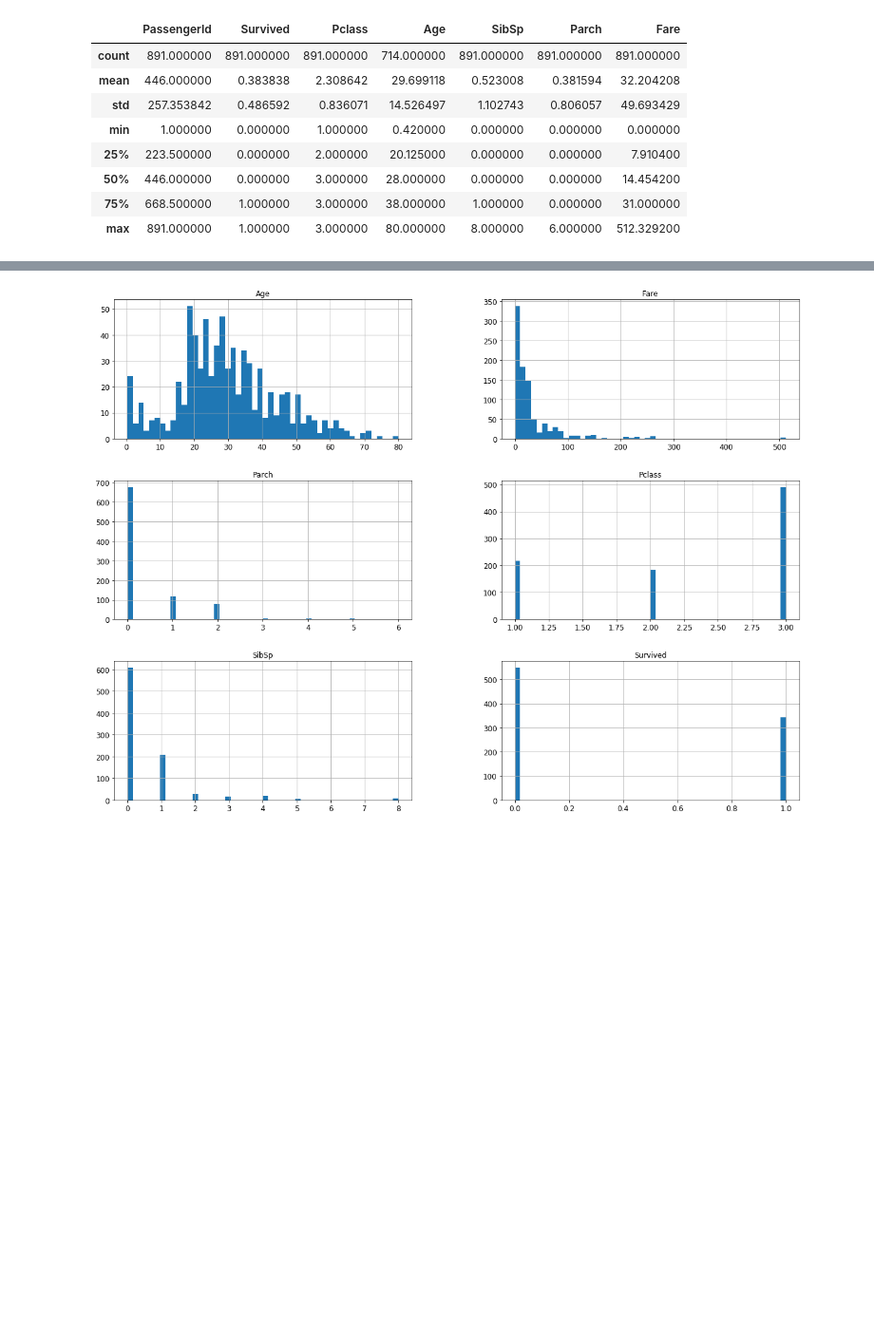
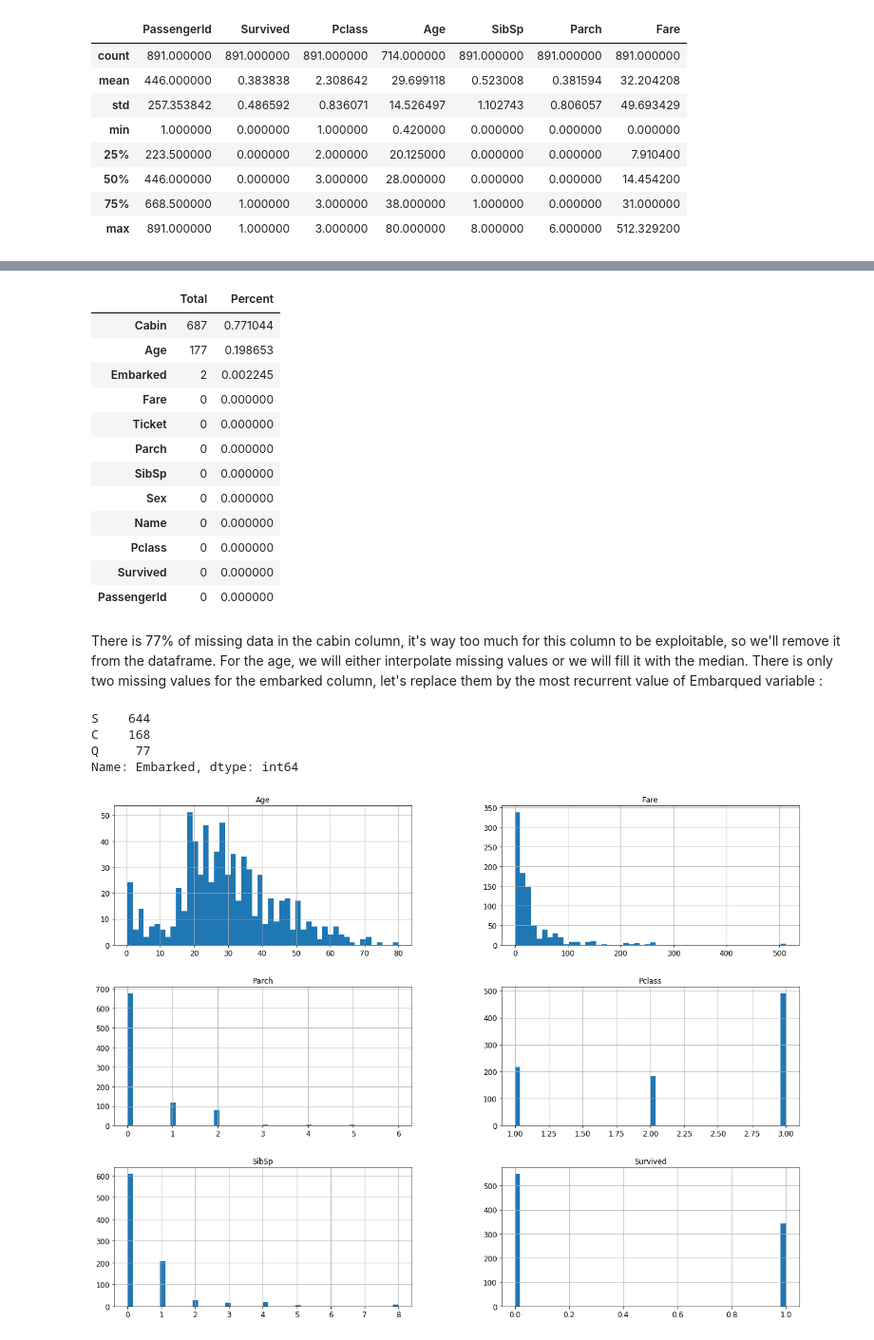
Before and after one commit to nicohlr/kaggle, a Jupyter notebook: titanic/titanic.ipynb, the cells around one changed output, grey strips where cells are left out. Shown at 95% size. Cells and saved outputs as stored; diff of their text form; code cells hidden in the pictures; blank space fills up the shorter version.

```diff
--- a/titanic/titanic.ipynb
+++ b/titanic/titanic.ipynb
@@ -129,3 +146,28 @@ train_df_raw.describe()
+# %%
+draw_missing_data_table(train_df_raw)
+# %% [output]
+|  | Total | Percent |
+| Cabin | 687 | 0.771044 |
+| Age | 177 | 0.198653 |
+| Embarked | 2 | 0.002245 |
+| Fare | 0 | 0.000000 |
+| Ticket | 0 | 0.000000 |
+| Parch | 0 | 0.000000 |
+| SibSp | 0 | 0.000000 |
+| Sex | 0 | 0.000000 |
+| Name | 0 | 0.000000 |
+| Pclass | 0 | 0.000000 |
+| Survived | 0 | 0.000000 |
+| PassengerId | 0 | 0.000000 |
+# %% [markdown]
+There is 77% of missing data in the cabin column, it's way too much for this column to be exploitable, so we'll remove it from the dataframe. For the age, we will either interpolate missing values or we will fill it with the median. There is only two missing values for the embarked column, let's replace them by the most recurrent value of Embarqued variable :
+# %%
+train_df_raw['Embarked'].value_counts()
+# %% [output]
+S    644
+C    168
+Q     77
+Name: Embarked, dtype: int64
 # %%
 # Let's plot some histograms to have a previzualisation of some of the data ...
 train_df_raw.drop(['PassengerId'], 1).hist(bins=50, figsize=(20,15))
```
Also changed, not shown: parts of 22 cells of this notebook, 3 other files.
